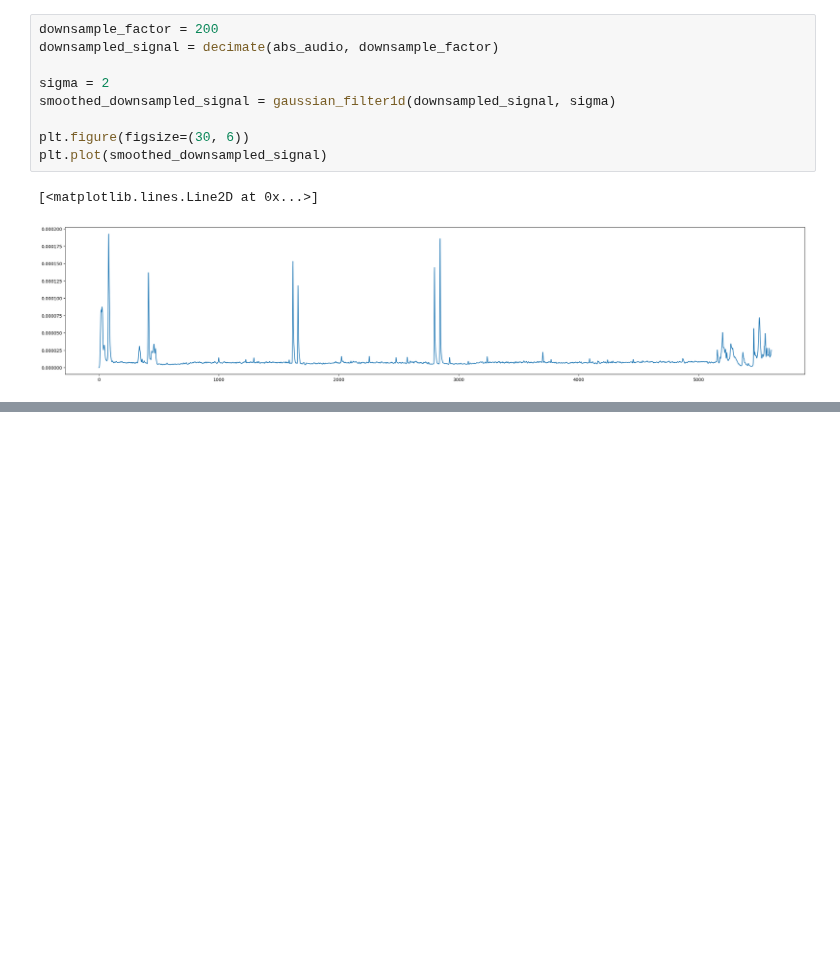
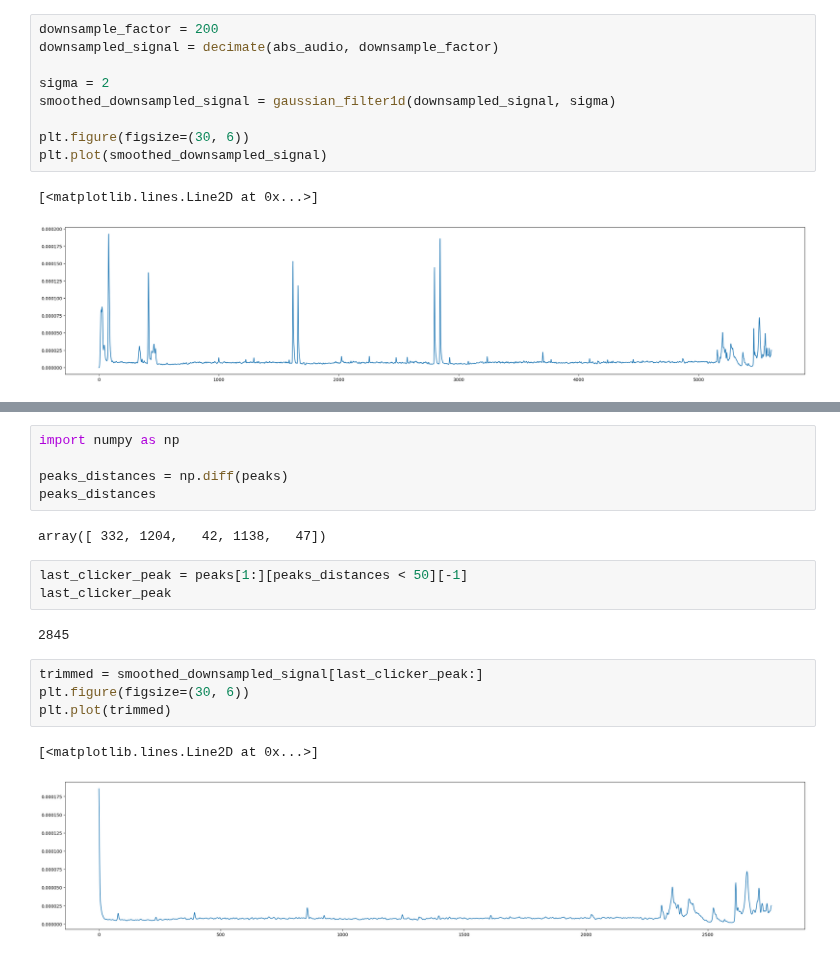
Before and after one commit to Afroefras/coratech, a Jupyter notebook: just-clicker-explore.ipynb, the cells around one changed output, grey strips where cells are left out. Drawn from its saved outputs; the diff is of its cells as text; blank space fills up the shorter version.

```diff
--- a/just-clicker-explore.ipynb
+++ b/just-clicker-explore.ipynb
@@ -52,0 +63,19 @@ plt.plot(just_clicker)
+# %%
+import numpy as np
+
+peaks_distances = np.diff(peaks)
+peaks_distances
+# %% [output]
+array([ 332, 1204,   42, 1138,   47])
+# %%
+last_clicker_peak = peaks[1:][peaks_distances < 50][-1]
+last_clicker_peak
+# %% [output]
+2845
+# %%
+trimmed = smoothed_downsampled_signal[last_clicker_peak:]
+plt.figure(figsize=(30, 6))
+plt.plot(trimmed)
+# %% [output]
+[<matplotlib.lines.Line2D at 0x...>]
+[figure, added]
```
Also changed, not shown: parts of 4 cells of this notebook, 2 other files.
